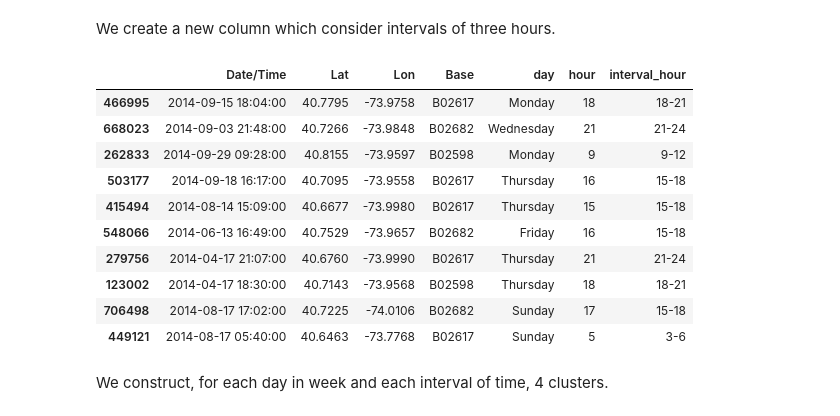
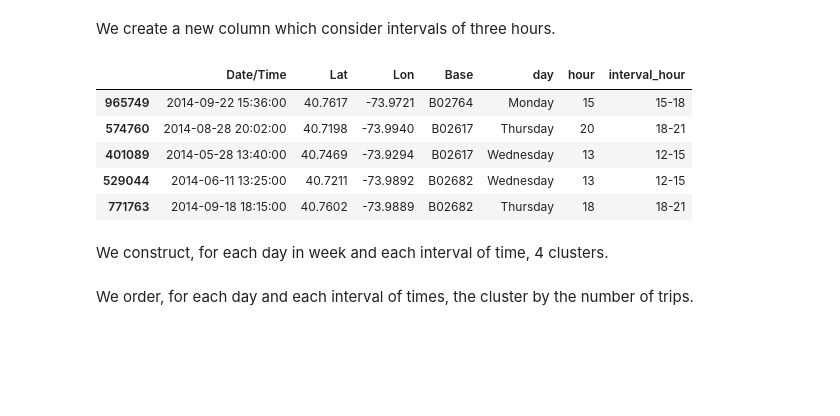
Before and after one commit to mmatthieu1290/Uber_NYC, a Jupyter notebook: Notebook_Uber_NYC.ipynb, the cells around one changed output. Drawn from its saved outputs; the diff is of its cells as text; code cells hidden in the pictures; blank space fills up the shorter version.

```diff
--- a/Notebook_Uber_NYC.ipynb
+++ b/Notebook_Uber_NYC.ipynb
@@ -8,9 +8,9 @@ from datetime import datetime
 # %%
 df = pd.DataFrame()
 
-for file in os.listdir():
+for file in os.listdir('Databases/'):
   if '14' in file:
-    df2 = pd.read_csv(file)
+    df2 = pd.read_csv(f'Databases/{file}')
     df = pd.concat([df,df2],axis = 0)
 # %%
 df.head()
@@ -68,19 +80,14 @@ hour_interval = lambda x : f'{3*(x//3)}-{3*(x//3)+3}'
 # %%
 df['interval_hour'] = df.hour.apply(hour_interval)
 # %%
-df.sample(10)
+df.sample(5)
 # %% [output]
 |  | Date/Time | Lat | Lon | Base | day | hour | interval_hour |
-| 466995 | 2014-09-15 18:04:00 | 40.7795 | -73.9758 | B02617 | Monday | 18 | 18-21 |
-| 668023 | 2014-09-03 21:48:00 | 40.7266 | -73.9848 | B02682 | Wednesday | 21 | 21-24 |
-| 262833 | 2014-09-29 09:28:00 | 40.8155 | -73.9597 | B02598 | Monday | 9 | 9-12 |
-| 503177 | 2014-09-18 16:17:00 | 40.7095 | -73.9558 | B02617 | Thursday | 16 | 15-18 |
-| 415494 | 2014-08-14 15:09:00 | 40.6677 | -73.9980 | B02617 | Thursday | 15 | 15-18 |
-| 548066 | 2014-06-13 16:49:00 | 40.7529 | -73.9657 | B02682 | Friday | 16 | 15-18 |
-| 279756 | 2014-04-17 21:07:00 | 40.6760 | -73.9990 | B02617 | Thursday | 21 | 21-24 |
-| 123002 | 2014-04-17 18:30:00 | 40.7143 | -73.9568 | B02598 | Thursday | 18 | 18-21 |
-| 706498 | 2014-08-17 17:02:00 | 40.7225 | -74.0106 | B02682 | Sunday | 17 | 15-18 |
-| 449121 | 2014-08-17 05:40:00 | 40.6463 | -73.7768 | B02617 | Sunday | 5 | 3-6 |
+| 965749 | 2014-09-22 15:36:00 | 40.7617 | -73.9721 | B02764 | Monday | 15 | 15-18 |
+| 574760 | 2014-08-28 20:02:00 | 40.7198 | -73.9940 | B02617 | Thursday | 20 | 18-21 |
+| 401089 | 2014-05-28 13:40:00 | 40.7469 | -73.9294 | B02617 | Wednesday | 13 | 12-15 |
+| 529044 | 2014-06-11 13:25:00 | 40.7211 | -73.9892 | B02682 | Wednesday | 13 | 12-15 |
+| 771763 | 2014-09-18 18:15:00 | 40.7602 | -73.9889 | B02682 | Thursday | 18 | 18-21 |
 # %% [markdown]
 We construct, for each day in week and each interval of time, 4 clusters.
 # %%
@@ -90,6 +97,8 @@ for day in df.day.unique():
         df_new = df[(df.day == day)&(df.interval_hour == interval_hour)]
         labels = KMeans(n_clusters = 4).fit_predict(df_new[['Lon','Lat']])
         df.loc[(df.day == day)&(df.interval_hour == interval_hour),'labels'] = labels
+# %% [markdown]
+We order, for each day and each interval of times, the cluster by the number of trips.
 # %%
 for day in df.day.unique():
     for interval_hour in df.interval_hour.unique():
```
Also changed, not shown: parts of 8 cells of this notebook, 56 other files.
